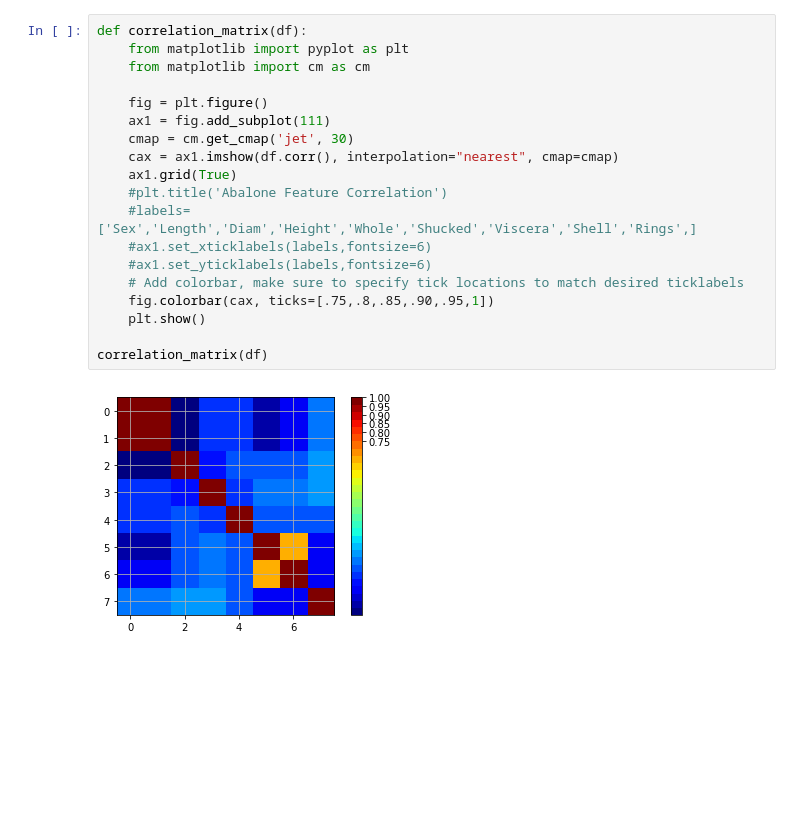
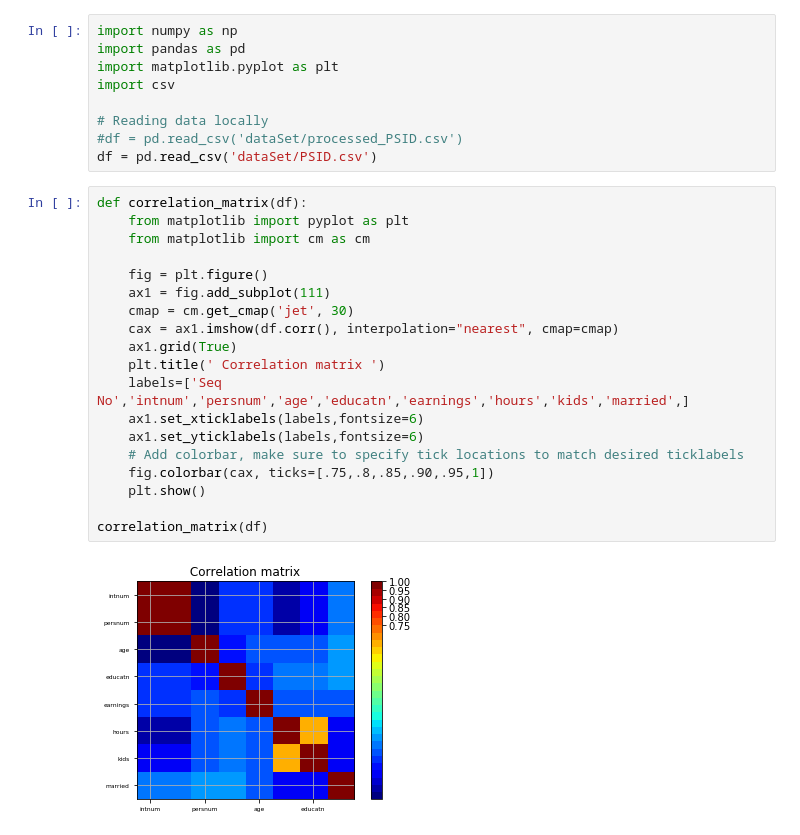
Before and after one commit to rizmir22/DS-Assignment, a Jupyter notebook: data_analysis.ipynb, the cells around one changed output. Cells and saved outputs as stored; diff of their text form; blank space fills up the shorter version.

Commit message:
Add files via upload
data reprocessing stage performed and data analysis part based on graphs and correlation coefficient value comparisons

```diff
--- a/data_analysis.ipynb
+++ b/data_analysis.ipynb
@@ -66,21 +65,30 @@ KeyError: 'earnings'
+# %%
+import numpy as np
+import pandas as pd
+import matplotlib.pyplot as plt
+import csv
+
+# Reading data locally
+#df = pd.read_csv('dataSet/processed_PSID.csv')
+df = pd.read_csv('dataSet/PSID.csv')
 # %%
 def correlation_matrix(df):
     from matplotlib import pyplot as plt
     from matplotlib import cm as cm
 
     fig = plt.figure()
     ax1 = fig.add_subplot(111)
     cmap = cm.get_cmap('jet', 30)
     cax = ax1.imshow(df.corr(), interpolation="nearest", cmap=cmap)
     ax1.grid(True)
-    #plt.title('Abalone Feature Correlation')
-    #labels=['Sex','Length','Diam','Height','Whole','Shucked','Viscera','Shell','Rings',]
-    #ax1.set_xticklabels(labels,fontsize=6)
-    #ax1.set_yticklabels(labels,fontsize=6)
+    plt.title(' Correlation matrix ')
+    labels=['Seq No','intnum','persnum','age','educatn','earnings','hours','kids','married',]
+    ax1.set_xticklabels(labels,fontsize=6)
+    ax1.set_yticklabels(labels,fontsize=6)
     # Add colorbar, make sure to specify tick locations to match desired ticklabels
     fig.colorbar(cax, ticks=[.75,.8,.85,.90,.95,1])
     plt.show()
 
 correlation_matrix(df)
 # %% [output]
-[figure, old version]
+[figure, new version]
```
Also changed, not shown: parts of 4 cells of this notebook, 1 other file.
